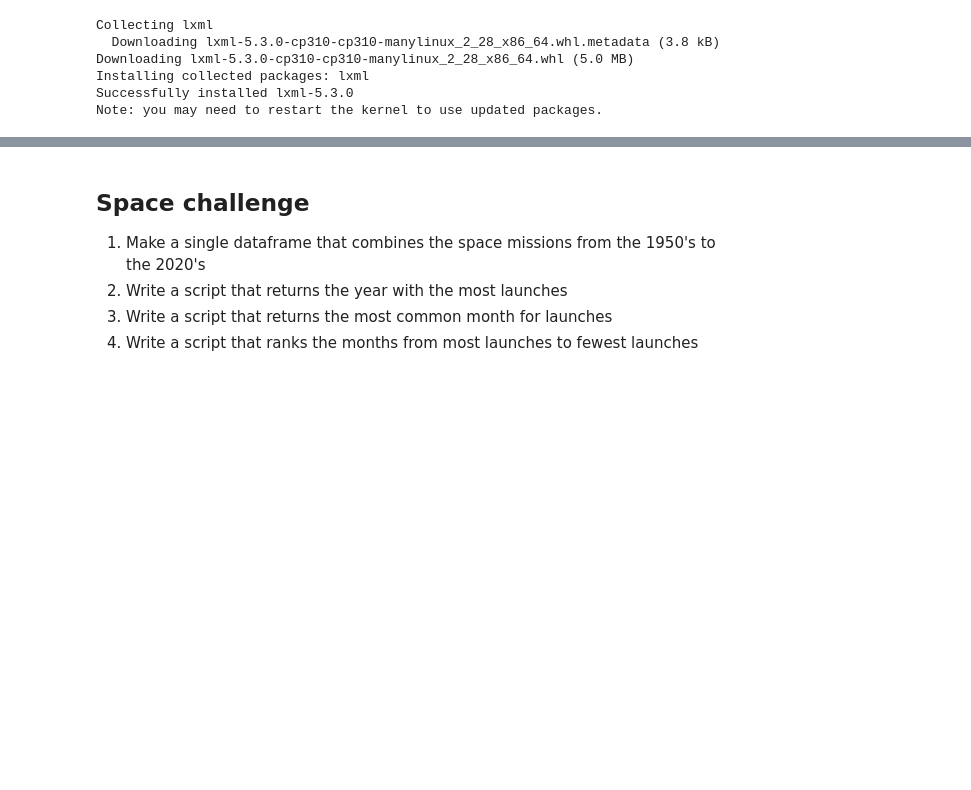
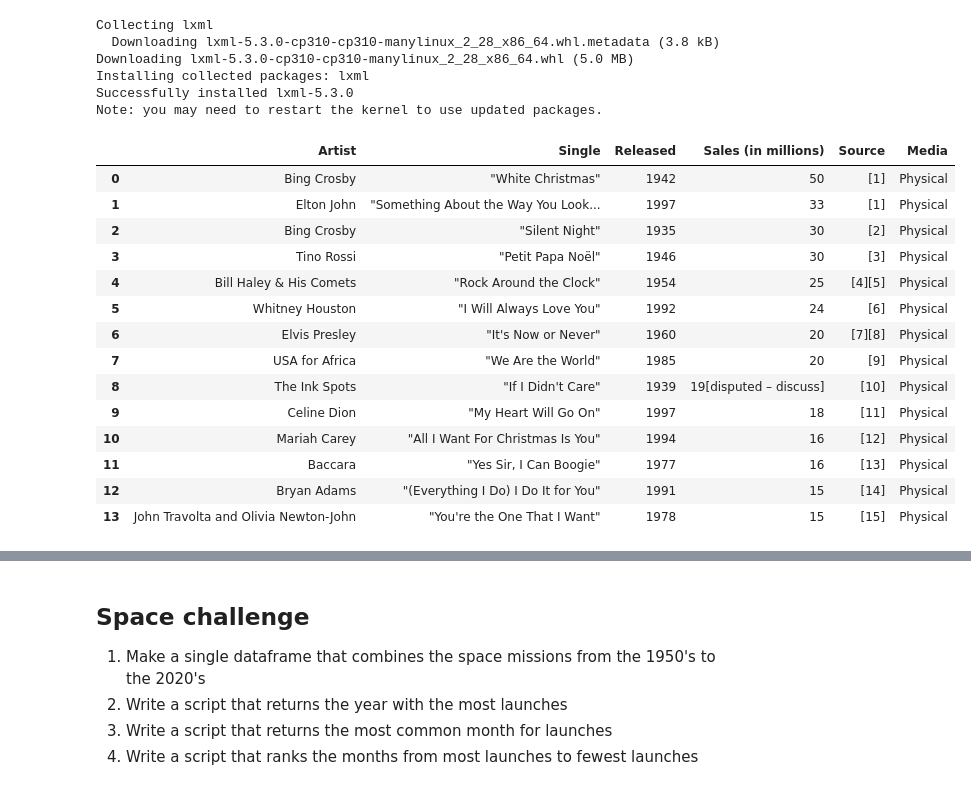
Before and after one commit to LiseFalden/CulturalDataScience, a Jupyter notebook: fun_with_pandas(1).ipynb, the cells around one changed output, grey strips where cells are left out. Cells and saved outputs as stored; diff of their text form; code cells hidden in the pictures; blank space fills up the shorter version.

```diff
--- a/fun_with_pandas(1).ipynb
+++ b/fun_with_pandas(1).ipynb
@@ -25,3 +25,23 @@ Downloading lxml-5.3.0-cp310-cp310-manylinux_2_28_x86_64.whl (5.0 MB)
 Installing collected packages: lxml
 Successfully installed lxml-5.3.0
 Note: you may need to restart the kernel to use updated packages.
+# %%
+df_physical = rawdata[0]
+df_physical['Media']= "Physical"
+df_physical
+# %% [output]
+|  | Artist | Single | Released | Sales (in millions) | Source | Media |
+| 0 | Bing Crosby | "White Christmas" | 1942 | 50 | [1] | Physical |
+| 1 | Elton John | "Something About the Way You Look... | 1997 | 33 | [1] | Physical |
+| 2 | Bing Crosby | "Silent Night" | 1935 | 30 | [2] | Physical |
+| 3 | Tino Rossi | "Petit Papa Noël" | 1946 | 30 | [3] | Physical |
+| 4 | Bill Haley & His Comets | "Rock Around the Clock" | 1954 | 25 | [4][5] | Physical |
+| 5 | Whitney Houston | "I Will Always Love You" | 1992 | 24 | [6] | Physical |
+| 6 | Elvis Presley | "It's Now or Never" | 1960 | 20 | [7][8] | Physical |
+| 7 | USA for Africa | "We Are the World" | 1985 | 20 | [9] | Physical |
+| 8 | The Ink Spots | "If I Didn't Care" | 1939 | 19[disputed – discuss] | [10] | Physical |
+| 9 | Celine Dion | "My Heart Will Go On" | 1997 | 18 | [11] | Physical |
+| 10 | Mariah Carey | "All I Want For Christmas Is You" | 1994 | 16 | [12] | Physical |
+| 11 | Baccara | "Yes Sir, I Can Boogie" | 1977 | 16 | [13] | Physical |
+| 12 | Bryan Adams | "(Everything I Do) I Do It for You" | 1991 | 15 | [14] | Physical |
+| 13 | John Travolta and Olivia Newton-John | "You're the One That I Want" | 1978 | 15 | [15] | Physical |
```
Also changed, not shown: parts of 3 cells of this notebook, 1 other file.
